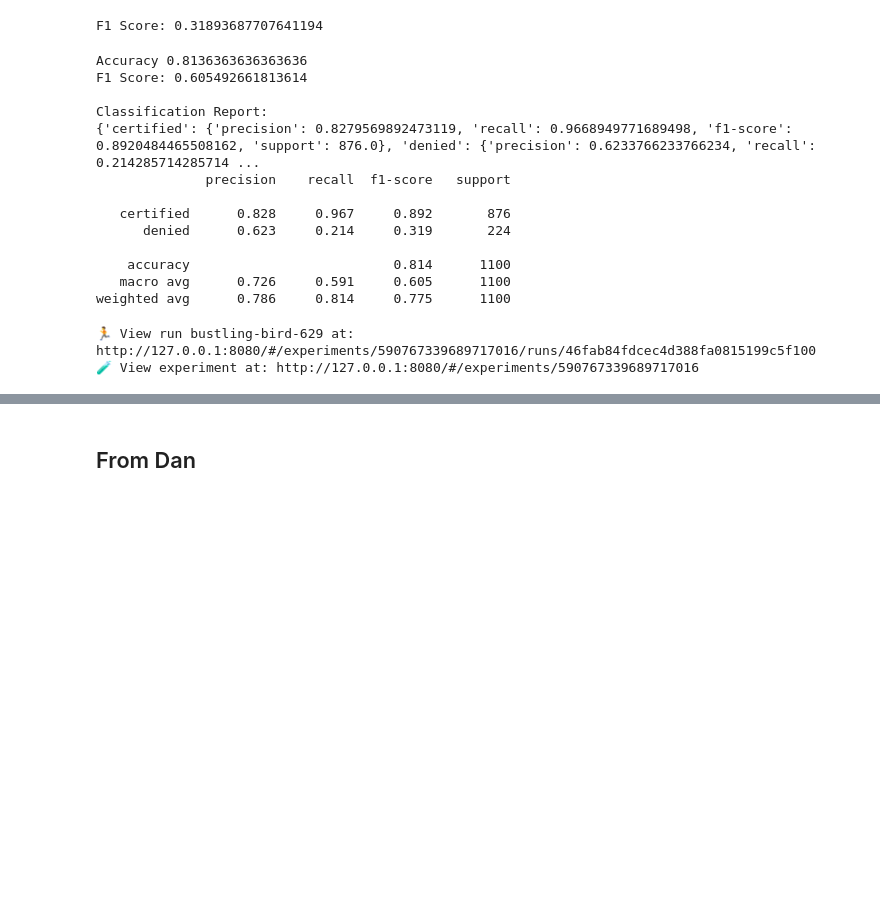
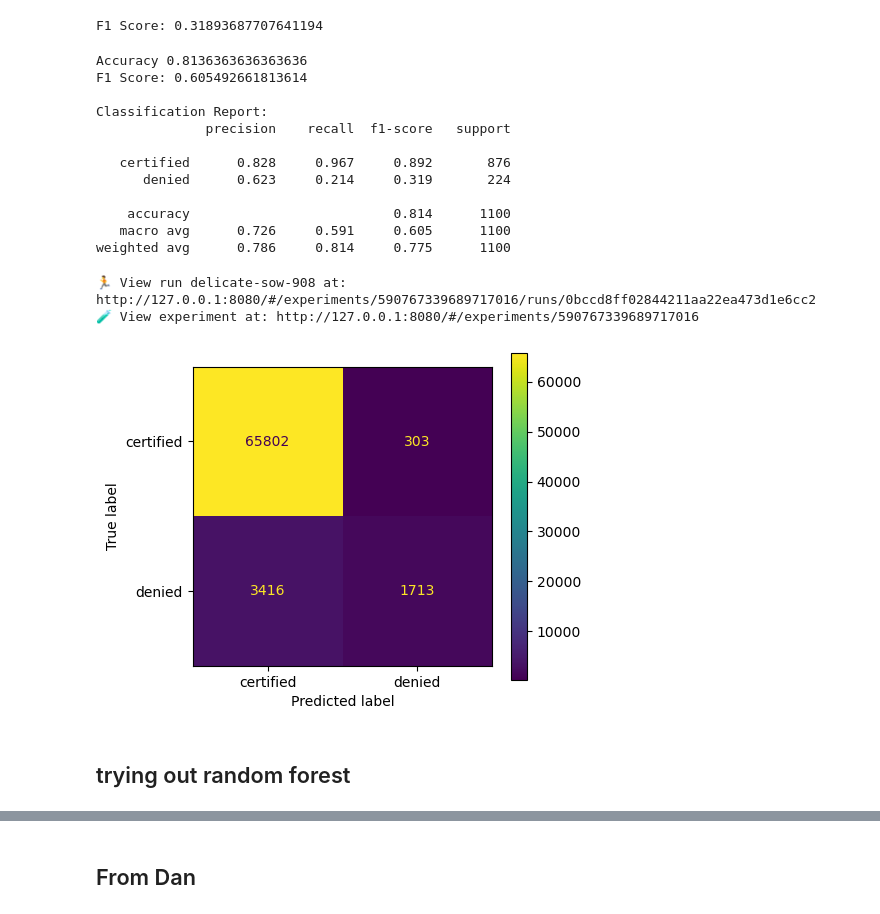
Before and after one commit to josk0/cleva, a Jupyter notebook: start.ipynb, the cells around one changed output, grey strips where cells are left out. Cells and saved outputs as stored; diff of their text form; code cells hidden in the pictures; blank space fills up the shorter version.

```diff
--- a/start.ipynb
+++ b/start.ipynb
@@ -106,7 +101,7 @@ print("F1 Score:", f1_score(y_test, predictions, average='macro'))
 
 # Classification Report
 print("\nClassification Report:")
-print(classification_report(y_test, predictions, digits=3, output_dict=True))
+# print(classification_report(y_test, predictions, digits=3, output_dict=True))
 print(classification_report(y_test, predictions, digits=3, output_dict=False))
 
 ## March 30
@@ -121,7 +116,6 @@ Accuracy 0.8136363636363636
 F1 Score: 0.605492661813614
 
 Classification Report:
-{'certified': {'precision': 0.8279569892473119, 'recall': 0.9668949771689498, 'f1-score': 0.8920484465508162, 'support': 876.0}, 'denied': {'precision': 0.6233766233766234, 'recall': 0.214285714285714 ...
               precision    recall  f1-score   support
 
    certified      0.828     0.967     0.892       876
@@ -147,46 +141,58 @@ def log_classification_report_metrics(report_dict):
             # Log metrics for each class
             for metric_name, value in metrics.items():
                 # Create a named metric with class and metric info
-                metric_full_name = f"{class_key}_{metric_name}"
+                metric_full_name = f"{metric_name}_{class_key}"
                 mlflow.log_metric(metric_full_name, value)
         else:
             # For overall metrics like accuracy that aren't nested
             mlflow.log_metric(class_key, metrics)
+# %%
+# Predict labels
+predictions = model.predict(X_test)
 # %%
 import mlflow
-from mlflow.models import infer_signature
 
 # Set our tracking server uri for logging
 mlflow.set_tracking_uri(uri="http://127.0.0.1:8080")
 
 # Create a new MLflow Experiment
 mlflow.set_experiment("MLflow Quickstart")
 
+# Define the model hyperparameters
+# params = {
+#     "solver": "lbfgs",
+#     "max_iter": 1000,
+#     "multi_class": "auto",
+#     "random_state": 8888,
+# }
+
 report_dict = classification_report(y_test, predictions, output_dict=True)
 
 # Start an MLflow run
 with mlflow.start_run():
     # Log the hyperparameters
-    mlflow.log_params(params)
+    # mlflow.log_params(params)
 
     # Log the loss metric
     # mlflow.log_metric("accuracy", accuracy)
+
     log_classification_report_metrics(report_dict)
 
     # Set a tag that we can use to remind ourselves what this run was for
-    mlflow.set_tag("Training Info", "TabPFN basic for US Visa data")
+    mlflow.set_tag("Dataset", "US Visa data")
+    mlflow.set_tag("Model", "Random Forest")
 
-    # # Infer the model signature
-    # signature = infer_signature(X_train, clf.predict(X_train))
+    # Create confusion matrix plot
+    fig, ax = plt.subplots(figsize=(5, 4))
+    ConfusionMatrixDisplay.from_predictions(y_test, predictions, ax=ax)
+    plt.tight_layout()
 
-    # # Log the model
-    # model_info = mlflow.sklearn.log_model(
-    #     sk_model=clf,
-    #     artifact_path="iris_model",
-    #     signature=signature,
-    #     input_example=X_train,
-    #     registered_model_name="tracking-quickstart",
-    # )
+    # Save and log the figure
+    plt.savefig("confusion_matrix.png")
+    mlflow.log_artifact("confusion_matrix.png")
 # %% [output]
-🏃 View run bustling-bird-629 at: http://127.0.0.1:8080/#/experiments/590767339689717016/runs/46fab84fdcec4d388fa0815199c5f100
+🏃 View run delicate-sow-908 at: http://127.0.0.1:8080/#/experiments/590767339689717016/runs/0bccd8ff02844211aa22ea473d1e6cc2
 🧪 View experiment at: http://127.0.0.1:8080/#/experiments/590767339689717016
+[figure, added]
+# %% [markdown]
+## trying out random forest
```
Also changed, not shown: parts of 9 cells of this notebook, 5 other files.
